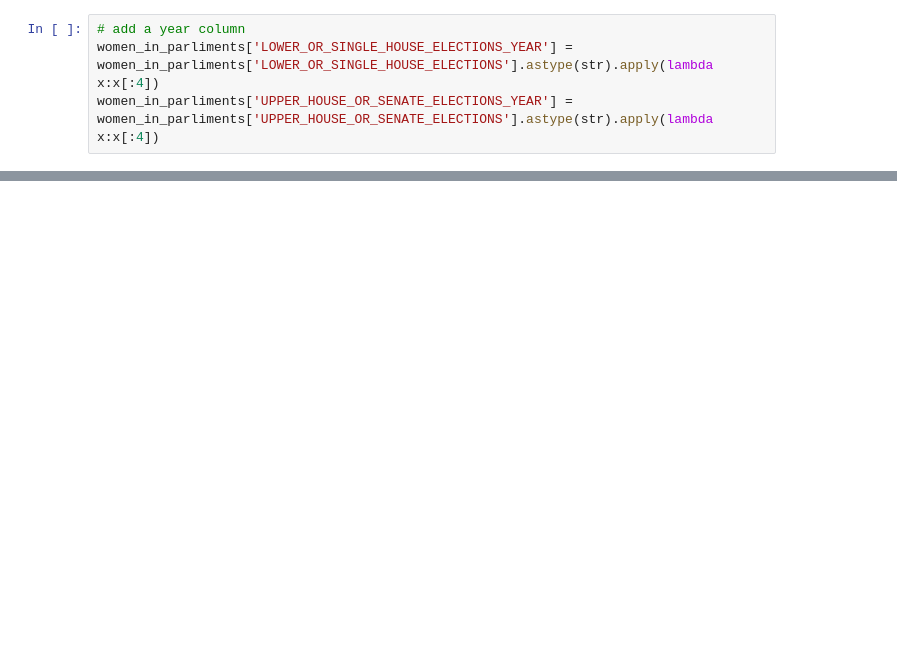
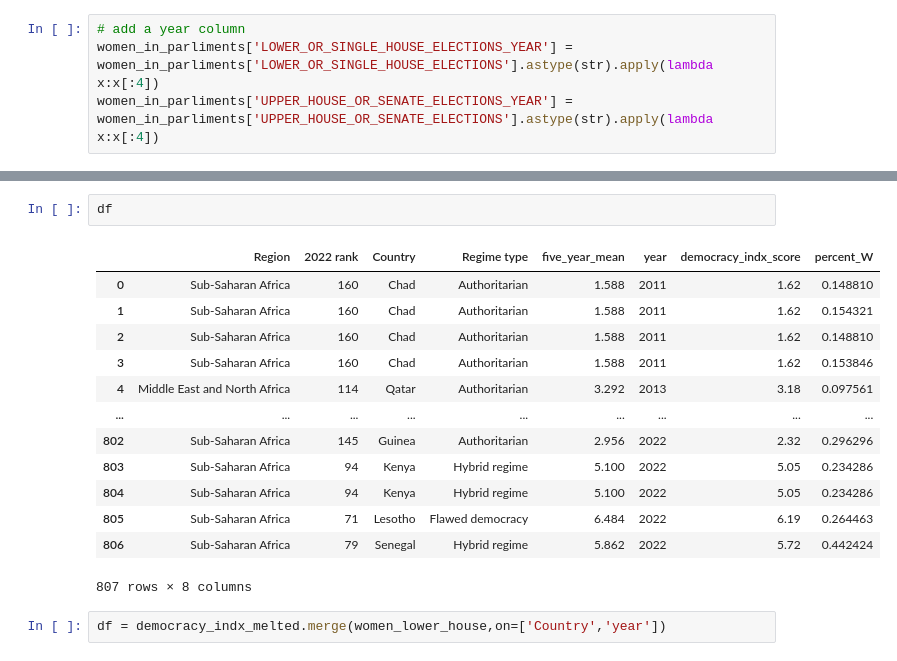
Before and after one commit to samroska/women-in-gov, a Jupyter notebook: rhailper_exploring.ipynb, the cells around one changed output, grey strips where cells are left out. Cells and saved outputs as stored; diff of their text form; blank space fills up the shorter version.

```diff
--- a/rhailper_exploring.ipynb
+++ b/rhailper_exploring.ipynb
@@ -124,0 +85,18 @@ democracy_indx.melt(id_vars=['Region','2022 rank','Country','Regime type','five_
+# %%
+df
+# %% [output]
+|  | Region | 2022 rank | Country | Regime type | five_year_mean | year | democracy_indx_score | percent_W |
+| 0 | Sub-Saharan Africa | 160 | Chad | Authoritarian | 1.588 | 2011 | 1.62 | 0.148810 |
+| 1 | Sub-Saharan Africa | 160 | Chad | Authoritarian | 1.588 | 2011 | 1.62 | 0.154321 |
+| 2 | Sub-Saharan Africa | 160 | Chad | Authoritarian | 1.588 | 2011 | 1.62 | 0.148810 |
+| 3 | Sub-Saharan Africa | 160 | Chad | Authoritarian | 1.588 | 2011 | 1.62 | 0.153846 |
+| 4 | Middle East and North Africa | 114 | Qatar | Authoritarian | 3.292 | 2013 | 3.18 | 0.097561 |
+| ... | ... | ... | ... | ... | ... | ... | ... | ... |
+| 802 | Sub-Saharan Africa | 145 | Guinea | Authoritarian | 2.956 | 2022 | 2.32 | 0.296296 |
+| 803 | Sub-Saharan Africa | 94 | Kenya | Hybrid regime | 5.100 | 2022 | 5.05 | 0.234286 |
+| 804 | Sub-Saharan Africa | 94 | Kenya | Hybrid regime | 5.100 | 2022 | 5.05 | 0.234286 |
+| 805 | Sub-Saharan Africa | 71 | Lesotho | Flawed democracy | 6.484 | 2022 | 6.19 | 0.264463 |
+| 806 | Sub-Saharan Africa | 79 | Senegal | Hybrid regime | 5.862 | 2022 | 5.72 | 0.442424 |
+807 rows × 8 columns
+# %%
+df = democracy_indx_melted.merge(women_lower_house,on=['Country','year'])
```
Also changed, not shown: parts of 9 cells of this notebook, 2 other files.
